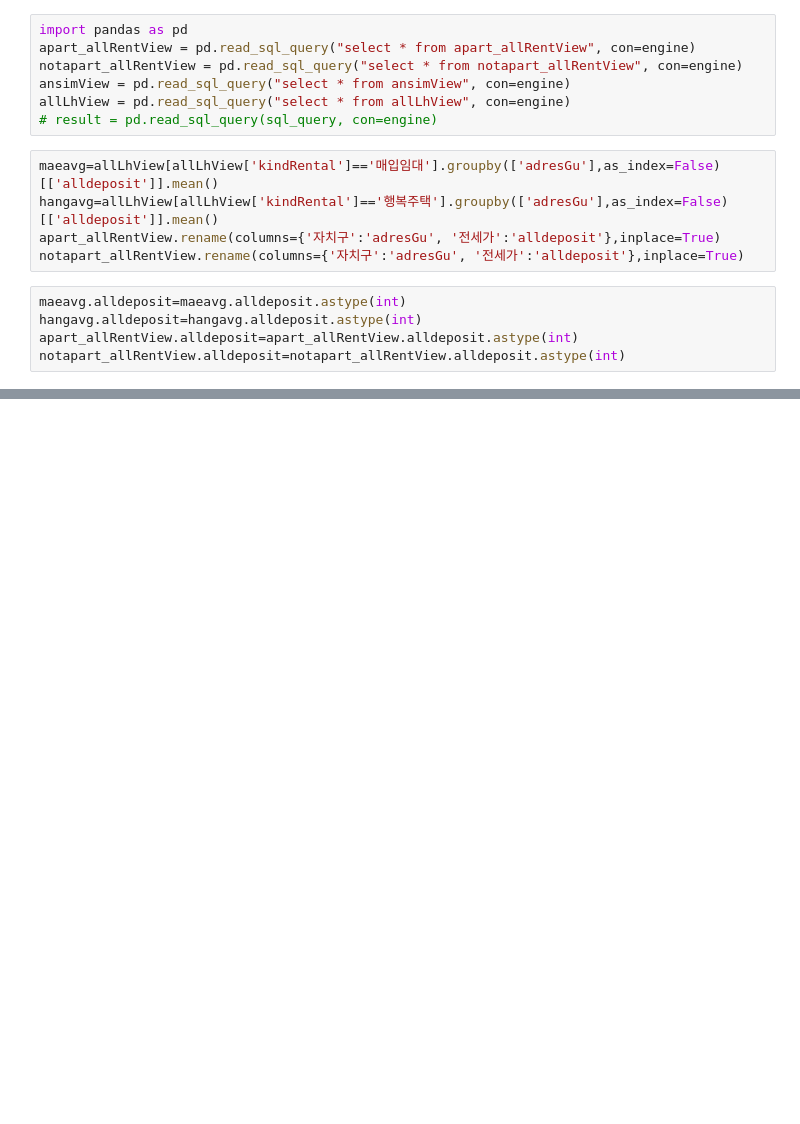
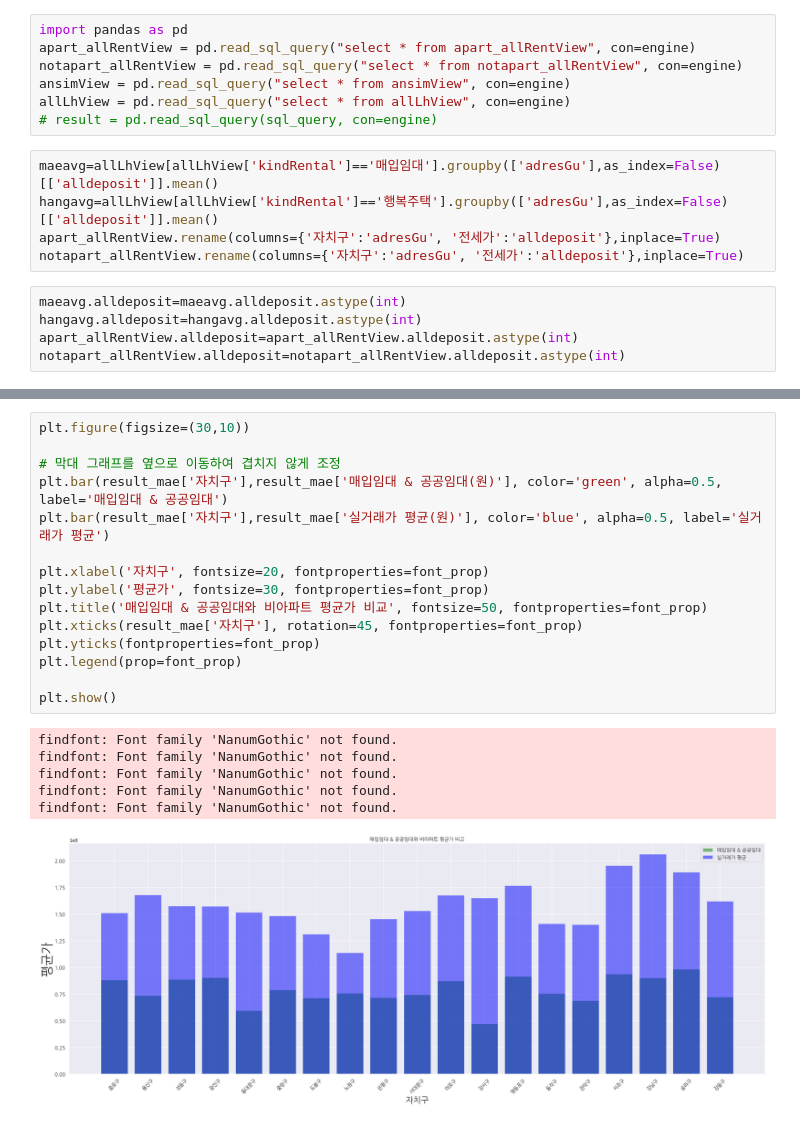
Before and after one commit to Abel3005/realestate, a Jupyter notebook: Untitled.ipynb, the cells around one changed output, grey strips where cells are left out. Drawn from its saved outputs; the diff is of its cells as text; blank space fills up the shorter version.

```diff
--- a/Untitled.ipynb
+++ b/Untitled.ipynb
@@ -176,0 +112,22 @@ vs_mae_not
+# %%
+plt.figure(figsize=(30,10))
+
+# 막대 그래프를 옆으로 이동하여 겹치지 않게 조정
+plt.bar(result_mae['자치구'],result_mae['매입임대 & 공공임대(원)'], color='green', alpha=0.5, label='매입임대 & 공공임대')
+plt.bar(result_mae['자치구'],result_mae['실거래가 평균(원)'], color='blue', alpha=0.5, label='실거래가 평균')
+
+plt.xlabel('자치구', fontsize=20, fontproperties=font_prop)
+plt.ylabel('평균가', fontsize=30, fontproperties=font_prop)
+plt.title('매입임대 & 공공임대와 비아파트 평균가 비교', fontsize=50, fontproperties=font_prop)
+plt.xticks(result_mae['자치구'], rotation=45, fontproperties=font_prop)
+plt.yticks(fontproperties=font_prop)
+plt.legend(prop=font_prop)
+
+plt.show()
+# %% [output]
+findfont: Font family 'NanumGothic' not found.
+findfont: Font family 'NanumGothic' not found.
+findfont: Font family 'NanumGothic' not found.
+findfont: Font family 'NanumGothic' not found.
+findfont: Font family 'NanumGothic' not found.
+[figure, added]
```
Also changed, not shown: parts of 13 cells of this notebook.
